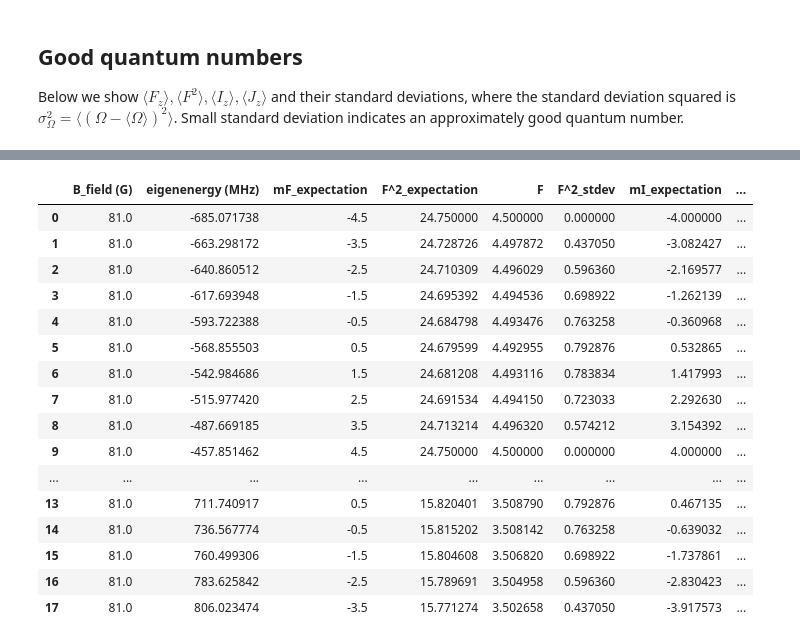
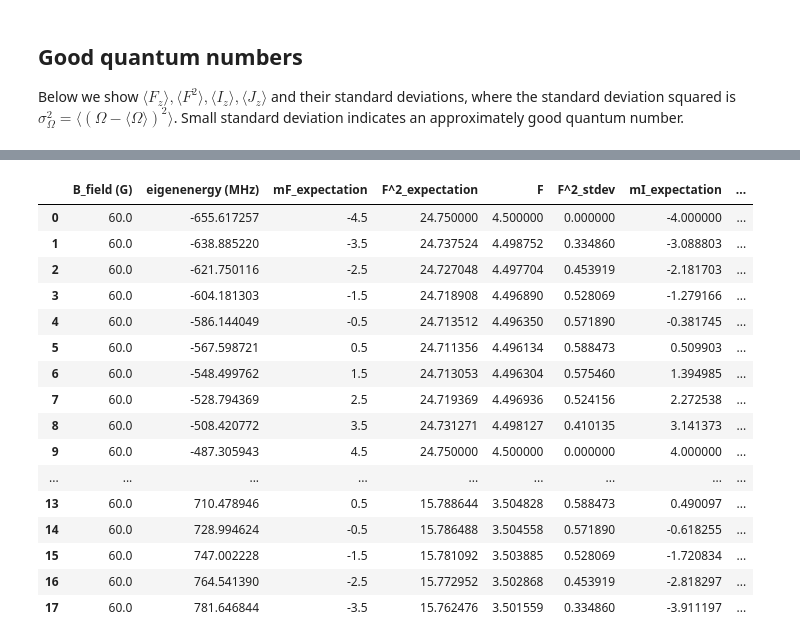
Before and after one commit to achuang2718/hfs, a Jupyter notebook: hfs.ipynb, the cells around one changed output, grey strips where cells are left out. Cells and saved outputs as stored; diff of their text form; code cells hidden in the pictures.

```diff
--- a/hfs.ipynb
+++ b/hfs.ipynb
@@ -104,5 +104,5 @@ plot_E_vs_B(manifold = '40K GS')
 ## Good quantum numbers
 Below we show $\langle F_z\rangle, \langle F^2\rangle, \langle I_z\rangle, \langle J_z\rangle$ and their standard deviations, where the standard deviation squared is $\sigma^2_\Omega = {\langle (\Omega - \langle \Omega \rangle)^2\rangle}$. Small standard deviation indicates an approximately good quantum number.
 # %%
-spectrum_at_Bfield(81, manifold = '40K GS')
+spectrum_at_Bfield(60, manifold = '40K GS')
 # %% [output]
@@ -109,17 +111,17 @@ spectrum_at_Bfield(81, manifold = '40K GS')
 |  | B_field (G) | eigenenergy (MHz) | mF_expectation | F^2_expectation | F | F^2_stdev | mI_expectation | ... |
-| 0 | 81.0 | -685.071738 | -4.5 | 24.750000 | 4.500000 | 0.000000 | -4.000000 | ... |
-| 1 | 81.0 | -663.298172 | -3.5 | 24.728726 | 4.497872 | 0.437050 | -3.082427 | ... |
-| 2 | 81.0 | -640.860512 | -2.5 | 24.710309 | 4.496029 | 0.596360 | -2.169577 | ... |
-| 3 | 81.0 | -617.693948 | -1.5 | 24.695392 | 4.494536 | 0.698922 | -1.262139 | ... |
-| 4 | 81.0 | -593.722388 | -0.5 | 24.684798 | 4.493476 | 0.763258 | -0.360968 | ... |
-| 5 | 81.0 | -568.855503 | 0.5 | 24.679599 | 4.492955 | 0.792876 | 0.532865 | ... |
-| 6 | 81.0 | -542.984686 | 1.5 | 24.681208 | 4.493116 | 0.783834 | 1.417993 | ... |
-| 7 | 81.0 | -515.977420 | 2.5 | 24.691534 | 4.494150 | 0.723033 | 2.292630 | ... |
-| 8 | 81.0 | -487.669185 | 3.5 | 24.713214 | 4.496320 | 0.574212 | 3.154392 | ... |
-| 9 | 81.0 | -457.851462 | 4.5 | 24.750000 | 4.500000 | 0.000000 | 4.000000 | ... |
+| 0 | 60.0 | -655.617257 | -4.5 | 24.750000 | 4.500000 | 0.000000 | -4.000000 | ... |
+| 1 | 60.0 | -638.885220 | -3.5 | 24.737524 | 4.498752 | 0.334860 | -3.088803 | ... |
+| 2 | 60.0 | -621.750116 | -2.5 | 24.727048 | 4.497704 | 0.453919 | -2.181703 | ... |
+| 3 | 60.0 | -604.181303 | -1.5 | 24.718908 | 4.496890 | 0.528069 | -1.279166 | ... |
+| 4 | 60.0 | -586.144049 | -0.5 | 24.713512 | 4.496350 | 0.571890 | -0.381745 | ... |
+| 5 | 60.0 | -567.598721 | 0.5 | 24.711356 | 4.496134 | 0.588473 | 0.509903 | ... |
+| 6 | 60.0 | -548.499762 | 1.5 | 24.713053 | 4.496304 | 0.575460 | 1.394985 | ... |
+| 7 | 60.0 | -528.794369 | 2.5 | 24.719369 | 4.496936 | 0.524156 | 2.272538 | ... |
+| 8 | 60.0 | -508.420772 | 3.5 | 24.731271 | 4.498127 | 0.410135 | 3.141373 | ... |
+| 9 | 60.0 | -487.305943 | 4.5 | 24.750000 | 4.500000 | 0.000000 | 4.000000 | ... |
 | ... | ... | ... | ... | ... | ... | ... | ... | ... |
-| 13 | 81.0 | 711.740917 | 0.5 | 15.820401 | 3.508790 | 0.792876 | 0.467135 | ... |
-| 14 | 81.0 | 736.567774 | -0.5 | 15.815202 | 3.508142 | 0.763258 | -0.639032 | ... |
-| 15 | 81.0 | 760.499306 | -1.5 | 15.804608 | 3.506820 | 0.698922 | -1.737861 | ... |
-| 16 | 81.0 | 783.625842 | -2.5 | 15.789691 | 3.504958 | 0.596360 | -2.830423 | ... |
-| 17 | 81.0 | 806.023474 | -3.5 | 15.771274 | 3.502658 | 0.437050 | -3.917573 | ... |
+| 13 | 60.0 | 710.478946 | 0.5 | 15.788644 | 3.504828 | 0.588473 | 0.490097 | ... |
+| 14 | 60.0 | 728.994624 | -0.5 | 15.786488 | 3.504558 | 0.571890 | -0.618255 | ... |
+| 15 | 60.0 | 747.002228 | -1.5 | 15.781092 | 3.503885 | 0.528069 | -1.720834 | ... |
+| 16 | 60.0 | 764.541390 | -2.5 | 15.772952 | 3.502868 | 0.453919 | -2.818297 | ... |
+| 17 | 60.0 | 781.646844 | -3.5 | 15.762476 | 3.501559 | 0.334860 | -3.911197 | ... |
```
Also changed, not shown: parts of 3 cells of this notebook.
